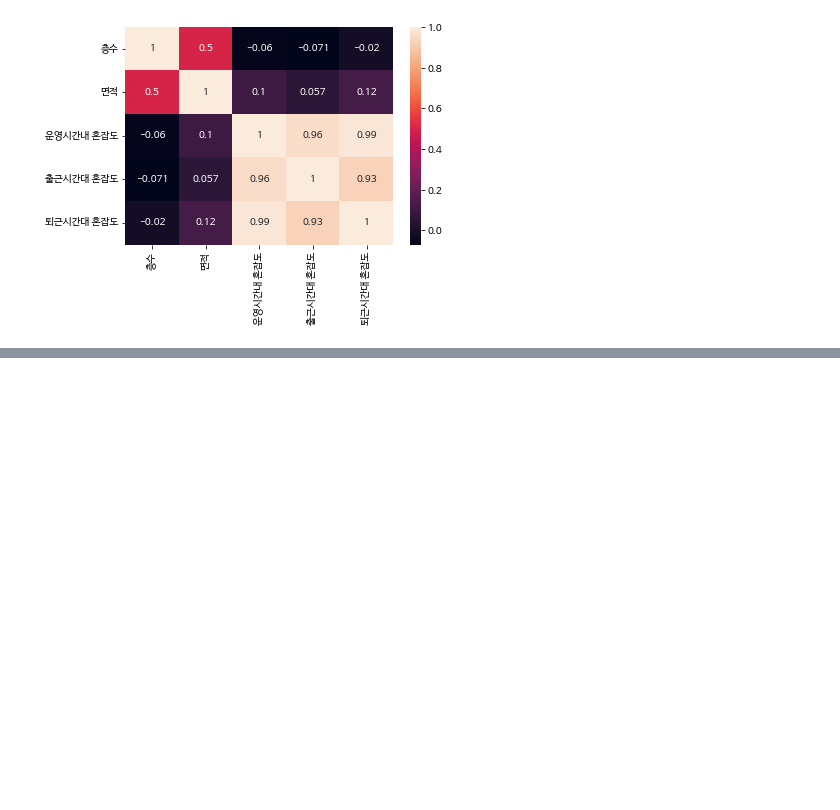
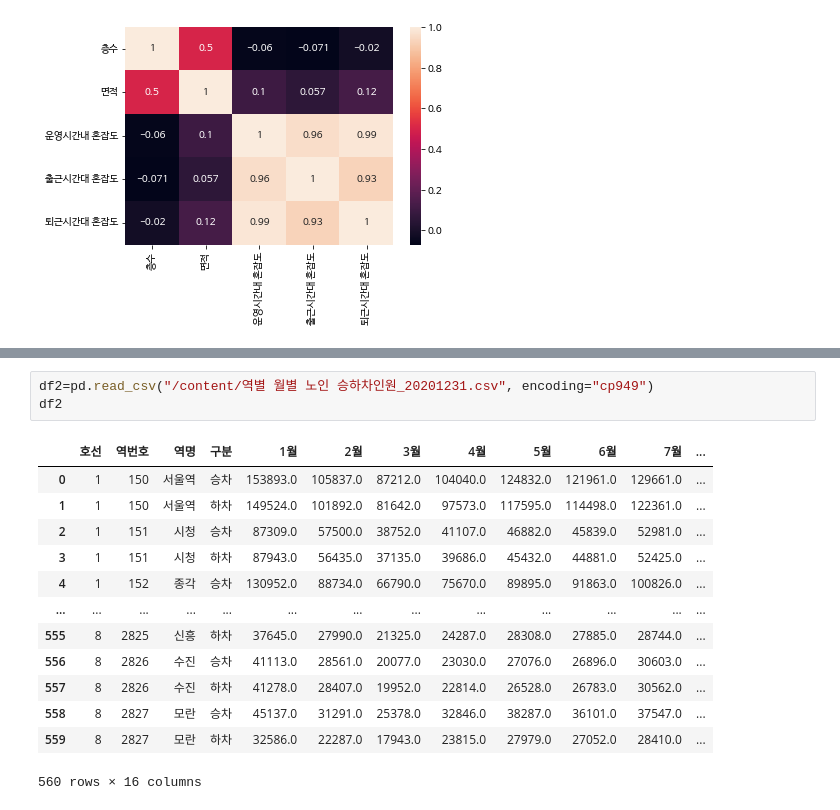
Before and after one commit to HyunJW/Subway_Analystic, a Jupyter notebook: 역사건축정보+혼잡도분석.ipynb, the cells around one changed output, grey strips where cells are left out. Saved outputs shown, nothing was run; the diff lists cells and outputs as text; blank space fills up the shorter version.

```diff
--- a/역사건축정보+혼잡도분석.ipynb
+++ b/역사건축정보+혼잡도분석.ipynb
@@ -412,0 +430,17 @@ plt.show()
+# %%
+df2=pd.read_csv("/content/역별 월별 노인 승하차인원_20201231.csv", encoding="cp949")
+df2
+# %% [output]
+|  | 호선 | 역번호 | 역명 | 구분 | 1월 | 2월 | 3월 | 4월 | 5월 | 6월 | 7월 | ... |
+| 0 | 1 | 150 | 서울역 | 승차 | 153893.0 | 105837.0 | 87212.0 | 104040.0 | 124832.0 | 121961.0 | 129661.0 | ... |
+| 1 | 1 | 150 | 서울역 | 하차 | 149524.0 | 101892.0 | 81642.0 | 97573.0 | 117595.0 | 114498.0 | 122361.0 | ... |
+| 2 | 1 | 151 | 시청 | 승차 | 87309.0 | 57500.0 | 38752.0 | 41107.0 | 46882.0 | 45839.0 | 52981.0 | ... |
+| 3 | 1 | 151 | 시청 | 하차 | 87943.0 | 56435.0 | 37135.0 | 39686.0 | 45432.0 | 44881.0 | 52425.0 | ... |
+| 4 | 1 | 152 | 종각 | 승차 | 130952.0 | 88734.0 | 66790.0 | 75670.0 | 89895.0 | 91863.0 | 100826.0 | ... |
+| ... | ... | ... | ... | ... | ... | ... | ... | ... | ... | ... | ... | ... |
+| 555 | 8 | 2825 | 신흥 | 하차 | 37645.0 | 27990.0 | 21325.0 | 24287.0 | 28308.0 | 27885.0 | 28744.0 | ... |
+| 556 | 8 | 2826 | 수진 | 승차 | 41113.0 | 28561.0 | 20077.0 | 23030.0 | 27076.0 | 26896.0 | 30603.0 | ... |
+| 557 | 8 | 2826 | 수진 | 하차 | 41278.0 | 28407.0 | 19952.0 | 22814.0 | 26528.0 | 26783.0 | 30562.0 | ... |
+| 558 | 8 | 2827 | 모란 | 승차 | 45137.0 | 31291.0 | 25378.0 | 32846.0 | 38287.0 | 36101.0 | 37547.0 | ... |
+| 559 | 8 | 2827 | 모란 | 하차 | 32586.0 | 22287.0 | 17943.0 | 23815.0 | 27979.0 | 27052.0 | 28410.0 | ... |
+560 rows × 16 columns
```
Also changed, not shown: parts of 3 cells of this notebook.
